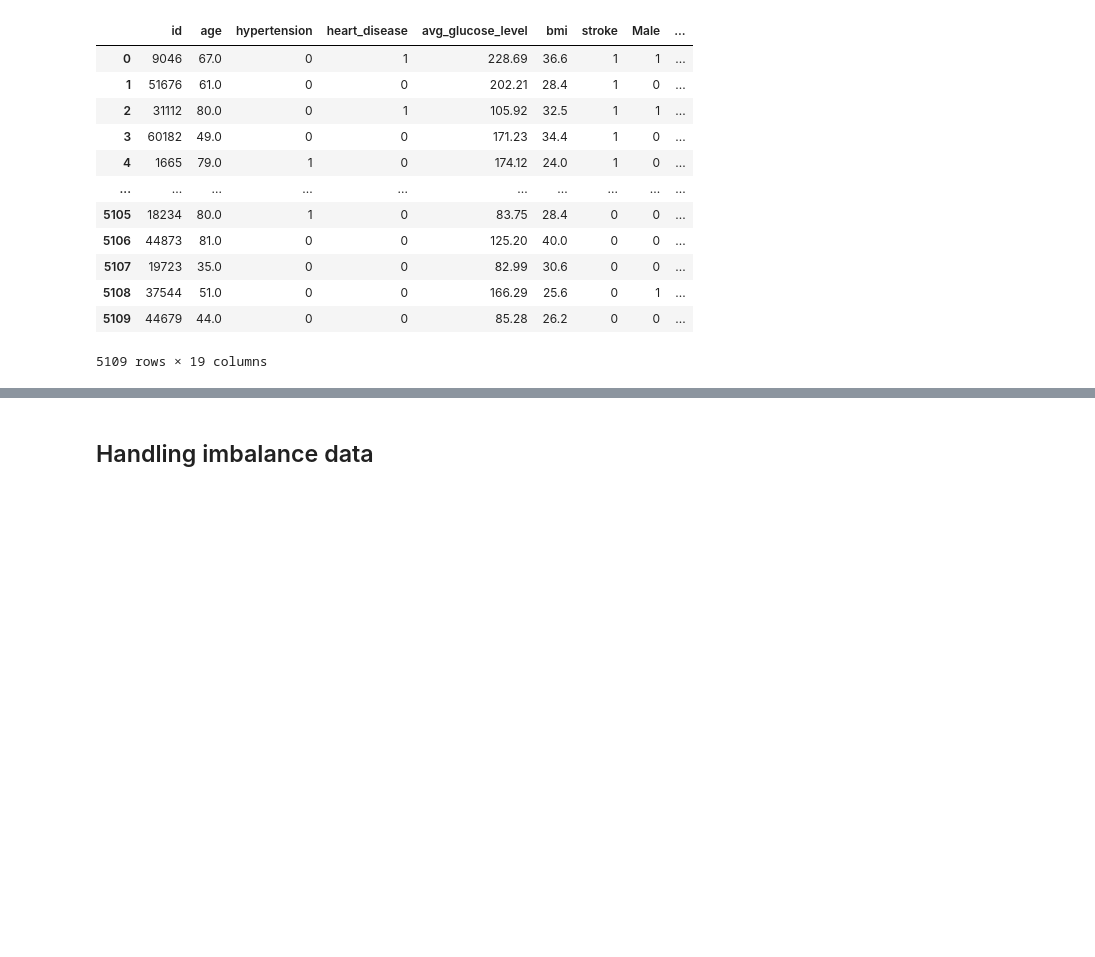
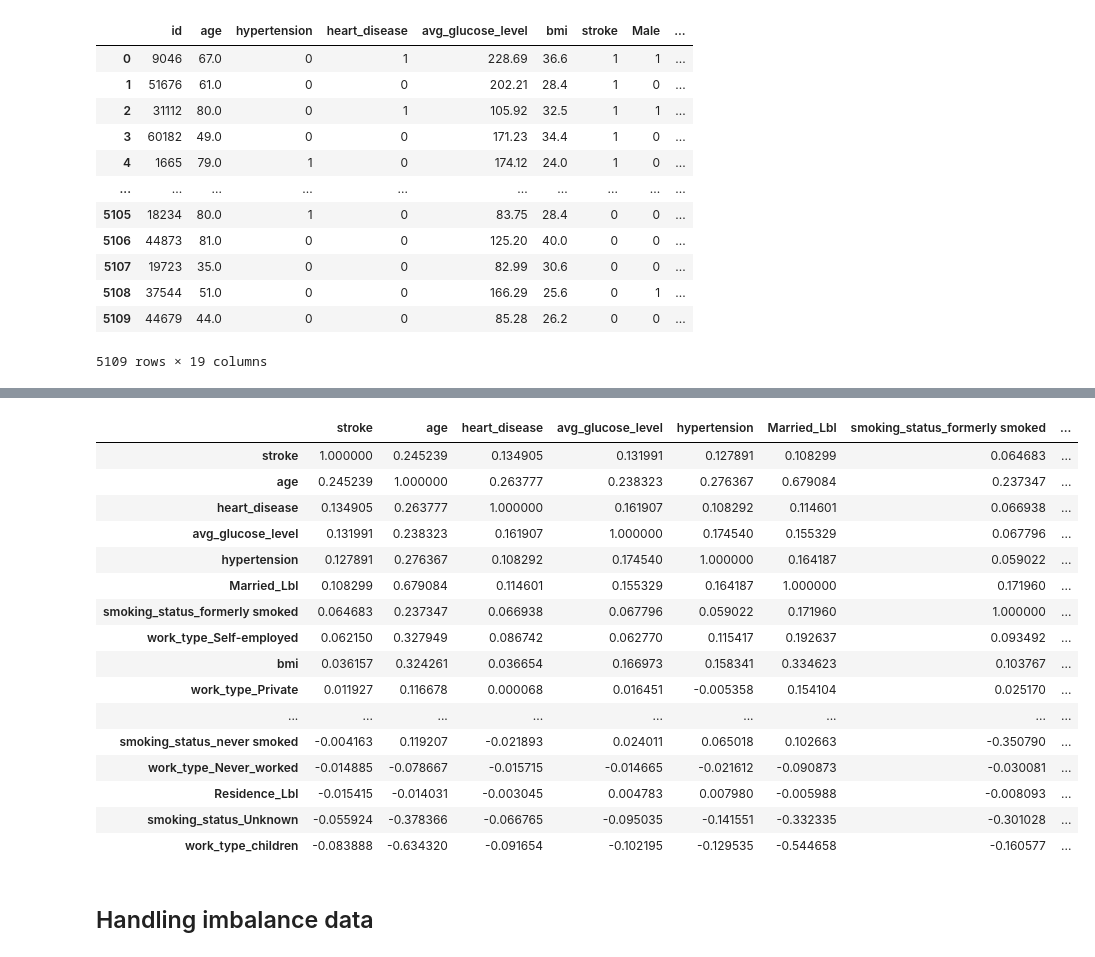
Before and after one commit to tmKamal/ml-stroke-prediction-model, a Jupyter notebook: prediction_model.ipynb, the cells around one changed output, grey strips where cells are left out. Saved outputs shown, nothing was run; the diff lists cells and outputs as text; code cells hidden in the pictures; blank space fills up the shorter version.

```diff
--- a/prediction_model.ipynb
+++ b/prediction_model.ipynb
@@ -230,3 +282,23 @@ df_strokes
+# %%
+df_strokes.corr()
+# %% [output]
+|  | stroke | age | heart_disease | avg_glucose_level | hypertension | Married_Lbl | smoking_status_formerly smoked | ... |
+| stroke | 1.000000 | 0.245239 | 0.134905 | 0.131991 | 0.127891 | 0.108299 | 0.064683 | ... |
+| age | 0.245239 | 1.000000 | 0.263777 | 0.238323 | 0.276367 | 0.679084 | 0.237347 | ... |
+| heart_disease | 0.134905 | 0.263777 | 1.000000 | 0.161907 | 0.108292 | 0.114601 | 0.066938 | ... |
+| avg_glucose_level | 0.131991 | 0.238323 | 0.161907 | 1.000000 | 0.174540 | 0.155329 | 0.067796 | ... |
+| hypertension | 0.127891 | 0.276367 | 0.108292 | 0.174540 | 1.000000 | 0.164187 | 0.059022 | ... |
+| Married_Lbl | 0.108299 | 0.679084 | 0.114601 | 0.155329 | 0.164187 | 1.000000 | 0.171960 | ... |
+| smoking_status_formerly smoked | 0.064683 | 0.237347 | 0.066938 | 0.067796 | 0.059022 | 0.171960 | 1.000000 | ... |
+| work_type_Self-employed | 0.062150 | 0.327949 | 0.086742 | 0.062770 | 0.115417 | 0.192637 | 0.093492 | ... |
+| bmi | 0.036157 | 0.324261 | 0.036654 | 0.166973 | 0.158341 | 0.334623 | 0.103767 | ... |
+| work_type_Private | 0.011927 | 0.116678 | 0.000068 | 0.016451 | -0.005358 | 0.154104 | 0.025170 | ... |
+| ... | ... | ... | ... | ... | ... | ... | ... | ... |
+| smoking_status_never smoked | -0.004163 | 0.119207 | -0.021893 | 0.024011 | 0.065018 | 0.102663 | -0.350790 | ... |
+| work_type_Never_worked | -0.014885 | -0.078667 | -0.015715 | -0.014665 | -0.021612 | -0.090873 | -0.030081 | ... |
+| Residence_Lbl | -0.015415 | -0.014031 | -0.003045 | 0.004783 | 0.007980 | -0.005988 | -0.008093 | ... |
+| smoking_status_Unknown | -0.055924 | -0.378366 | -0.066765 | -0.095035 | -0.141551 | -0.332335 | -0.301028 | ... |
+| work_type_children | -0.083888 | -0.634320 | -0.091654 | -0.102195 | -0.129535 | -0.544658 | -0.160577 | ... |
 # %% [markdown]
 ## Handling imbalance data
 # %% [markdown]
```
Also changed, not shown: parts of 11 cells of this notebook.
